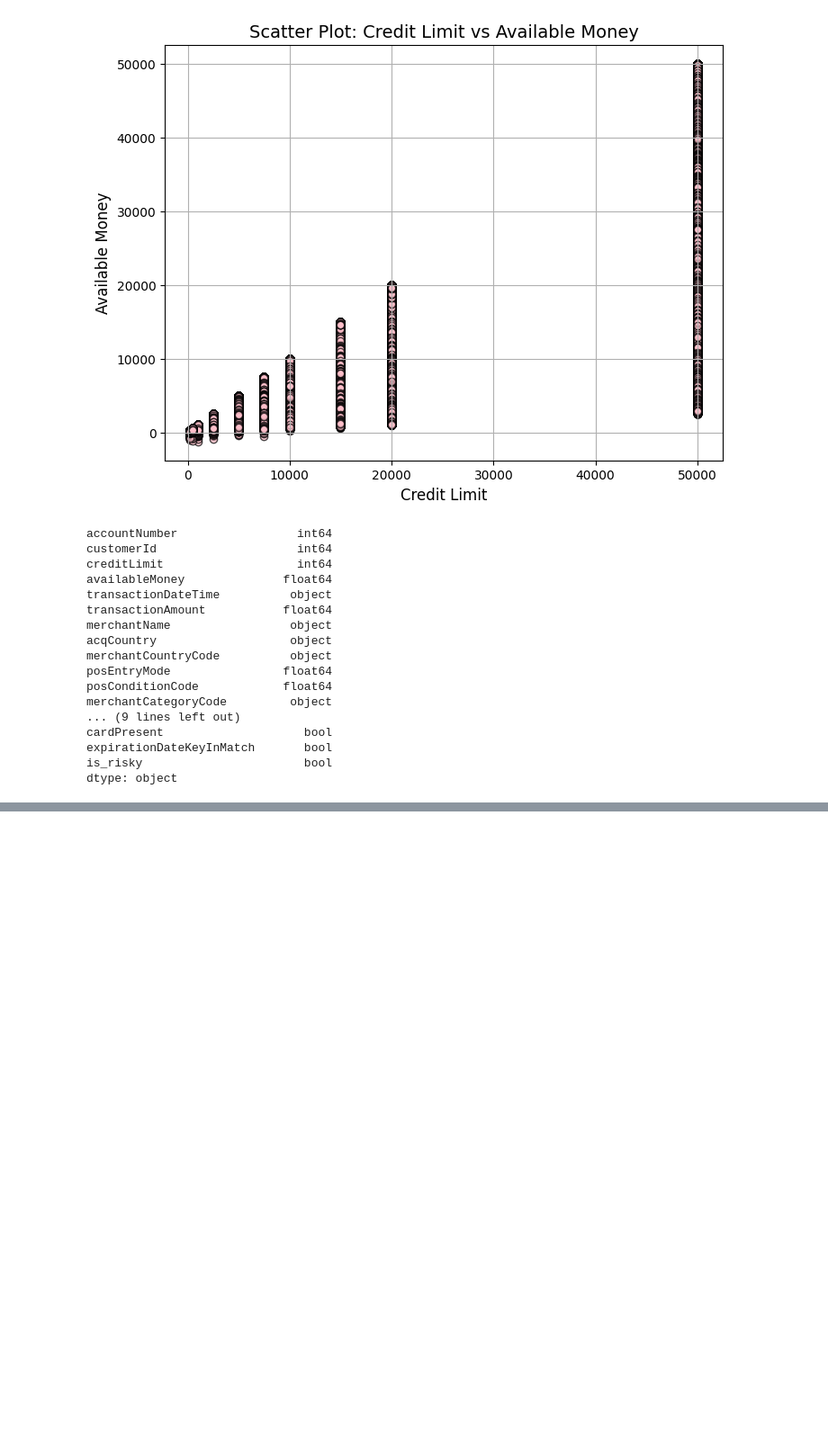
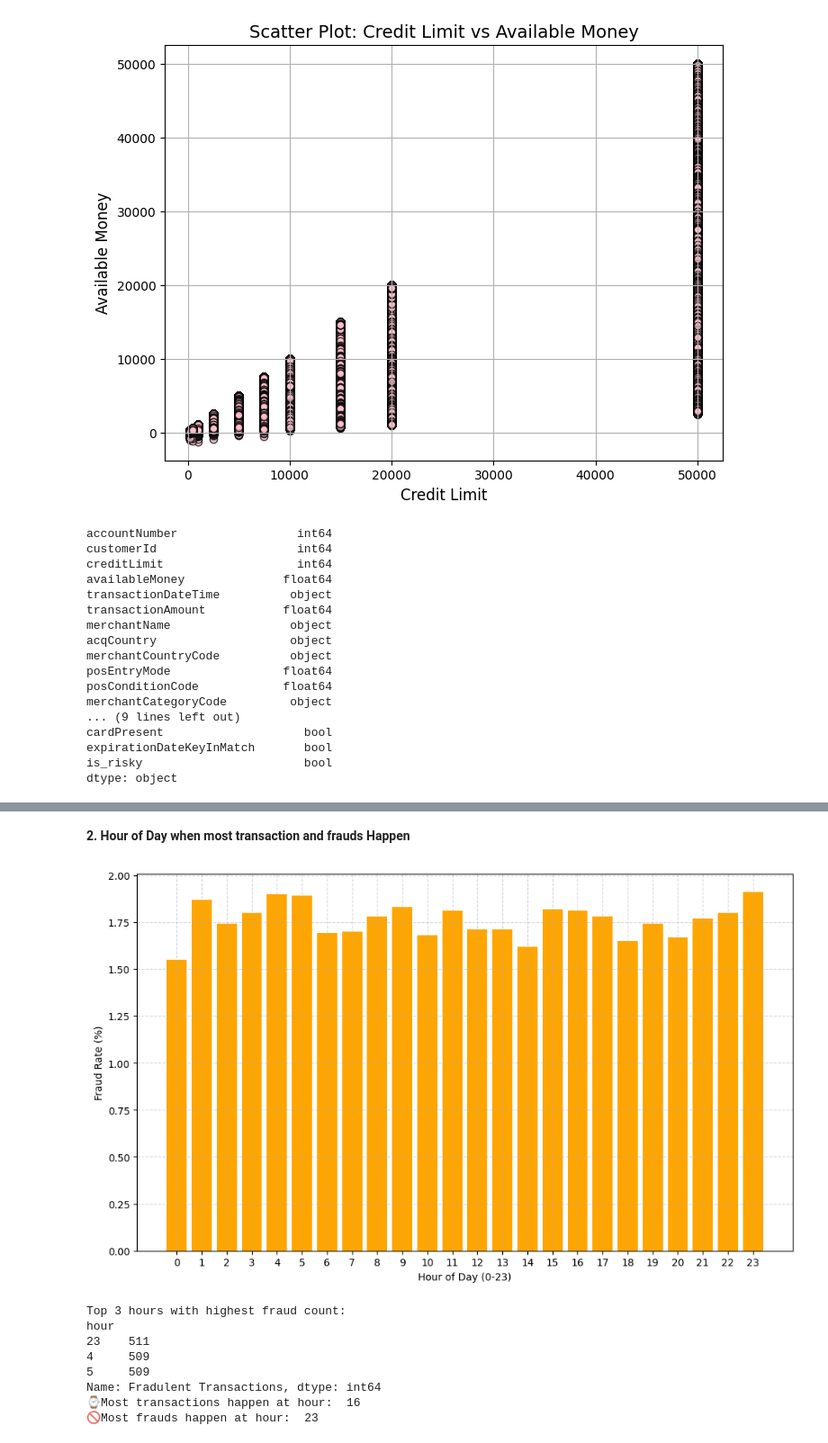
Before and after one commit to AsmitaOjha/Internship_ExtensoData_Work, a Jupyter notebook: Projects/Task_3_EDA/notebook/EDA.ipynb, the cells around one changed output, grey strips where cells are left out. Shown: that part at 90% size. Saved outputs shown, nothing was run; the diff lists cells and outputs as text; code cells hidden in the pictures; blank space fills up the shorter version.

```diff
--- a/Projects/Task_3_EDA/notebook/EDA.ipynb
+++ b/Projects/Task_3_EDA/notebook/EDA.ipynb
@@ -305,0 +360,55 @@ dtype: object
+# %% [markdown]
+**2. Hour of Day when most transaction and frauds Happen**
+# %%
+import matplotlib.pyplot as plt
+df['hour']= df['transactionDateTime'].dt.hour
+#total trasnactions
+transactions_by_hour = df.groupby('hour').size()
+
+#fraud transactions per hour
+fraud_by_hour = df[df['isFraud']==True].groupby("hour").size()
+
+#combine into one dataframe
+hourly_data = pd.DataFrame({
+    'Total Transactions': transactions_by_hour,
+    'Fradulent Transactions': fraud_by_hour
+}).fillna(0)
+
+# #plot the lines
+# plt.figure(figsize=(12,6))
+# plt.title('Normal trasnactions VS Fraduelnt Transaction by Hour of Day')
+# plt.plot(hourly_data.index, hourly_data['Normal Transactions'], label='Normal Transactions')
+# plt.plot(hourly_data.index, hourly_data['Fradulent Transactions'], label='Fradulent Transactions')
+# plt.xlabel('Hour of Day')
+# plt.ylabel('Number of Transactions')
+# plt.xticks(range(24))
+# plt.grid(True, linestyle='--', alpha=0.7)
+# plt.legend()
+# plt.tight_layout()
+# plt.show()
+
+hourly_data['Fraud Rate(%)'] = ((hourly_data['Fradulent Transactions'] / hourly_data['Total Transactions']) * 100).round(2)
+plt.figure(figsize=(10,6))
+plt.bar(hourly_data.index, hourly_data['Fraud Rate(%)'], color='orange')
+plt.xlabel('Hour of Day (0-23)')
+plt.ylabel('Fraud Rate (%)')
+plt.grid(True, linestyle='--', alpha=0.5)
+plt.xticks(range(24))
+plt.tight_layout()
+plt.show()
+
+print("Top 3 hours with highest fraud count:")
+print(hourly_data['Fradulent Transactions'].nlargest(3))
+
+print(f"⌚Most transactions happen at hour: " ,hourly_data['Total Transactions'].idxmax())
+print(f"🚫Most frauds happen at hour: ", hourly_data['Fradulent Transactions'].idxmax())
+# %% [output]
+[figure, added]
+Top 3 hours with highest fraud count:
+hour
+23    511
+4     509
+5     509
+Name: Fradulent Transactions, dtype: int64
+⌚Most transactions happen at hour:  16
+🚫Most frauds happen at hour:  23
```
Also changed, not shown: parts of 6 cells of this notebook, 1 other file.
